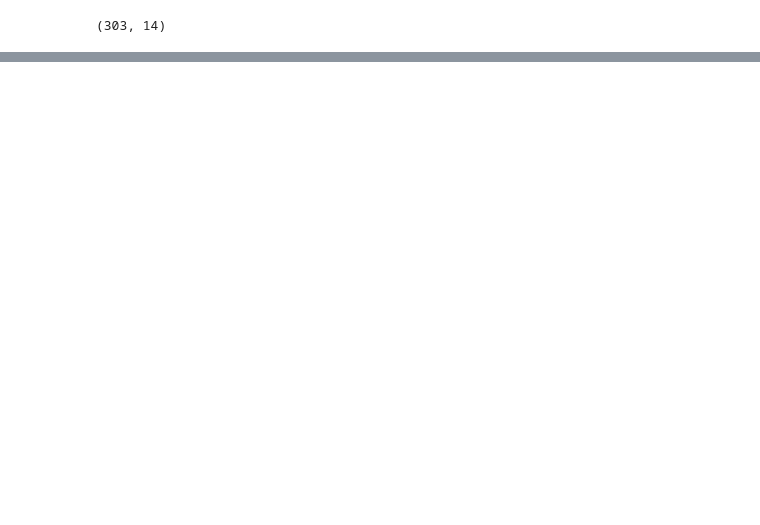
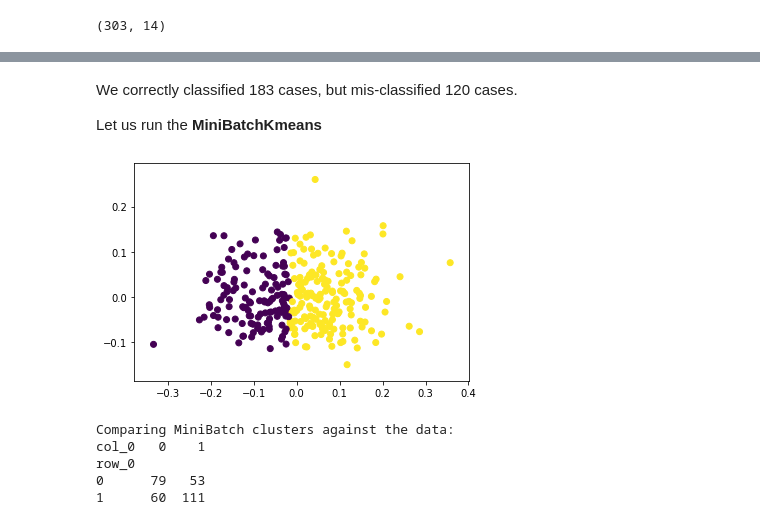
Before and after one commit to rajinigurijala/Thinkful, a Jupyter notebook: KMeans.ipynb, the cells around one changed output, grey strips where cells are left out. Cells and saved outputs as stored; diff of their text form; code cells hidden in the pictures; blank space fills up the shorter version.

```diff
--- a/KMeans.ipynb
+++ b/KMeans.ipynb
@@ -108,0 +83,29 @@ row_0
+# %% [markdown]
+We correctly classified 183 cases, but mis-classified 120 cases.
+
+Let us run the **MiniBatchKmeans**
+# %%
+# Each batch will be made up of 200 data points.
+minibatchkmeans = MiniBatchKMeans(
+    init='random',
+    n_clusters=2,
+    batch_size=200)
+minibatchkmeans.fit(X_pca)
+
+# Predict new MiniBatch cluster memberships.
+predict_mini = minibatchkmeans.predict(X_pca)
+
+# Plot the solution.
+plt.scatter(X_pca[:, 0], X_pca[:, 1], c=predict_mini)
+plt.show()
+
+# Check the solution against the data.
+print('Comparing MiniBatch clusters against the data:')
+print(pd.crosstab(predict_mini, y))
+# %% [output]
+[figure, added]
+Comparing MiniBatch clusters against the data:
+col_0   0    1
+row_0
+0      79   53
+1      60  111
```
Also changed, not shown: parts of 5 cells of this notebook.
